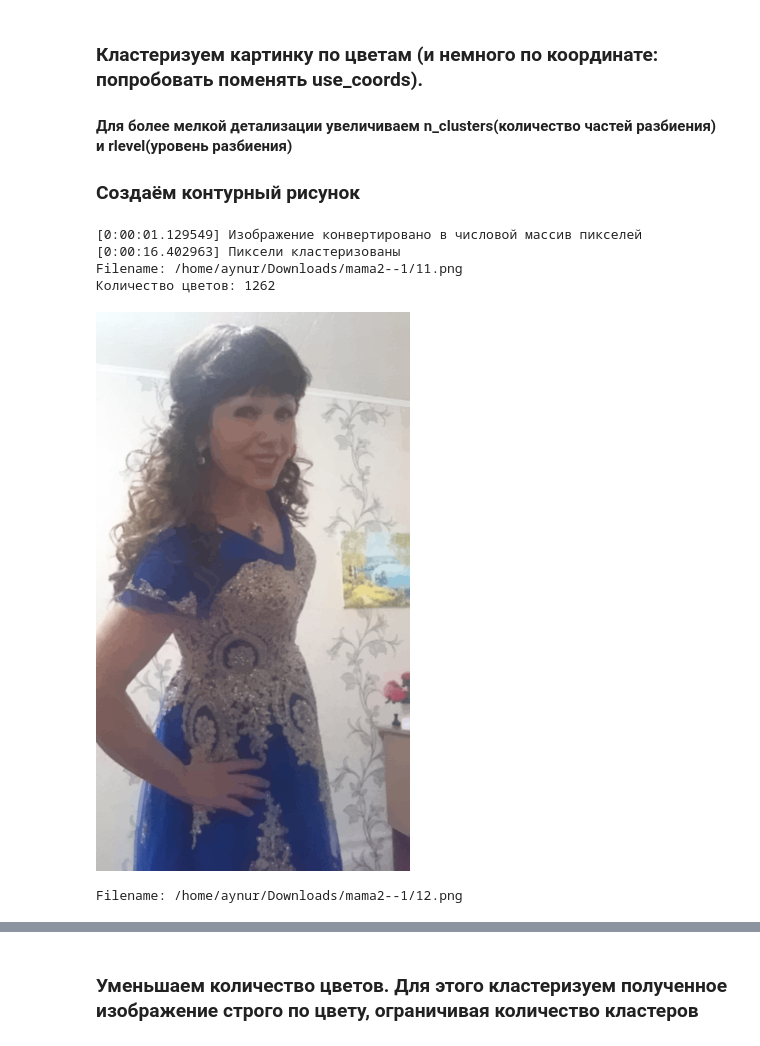
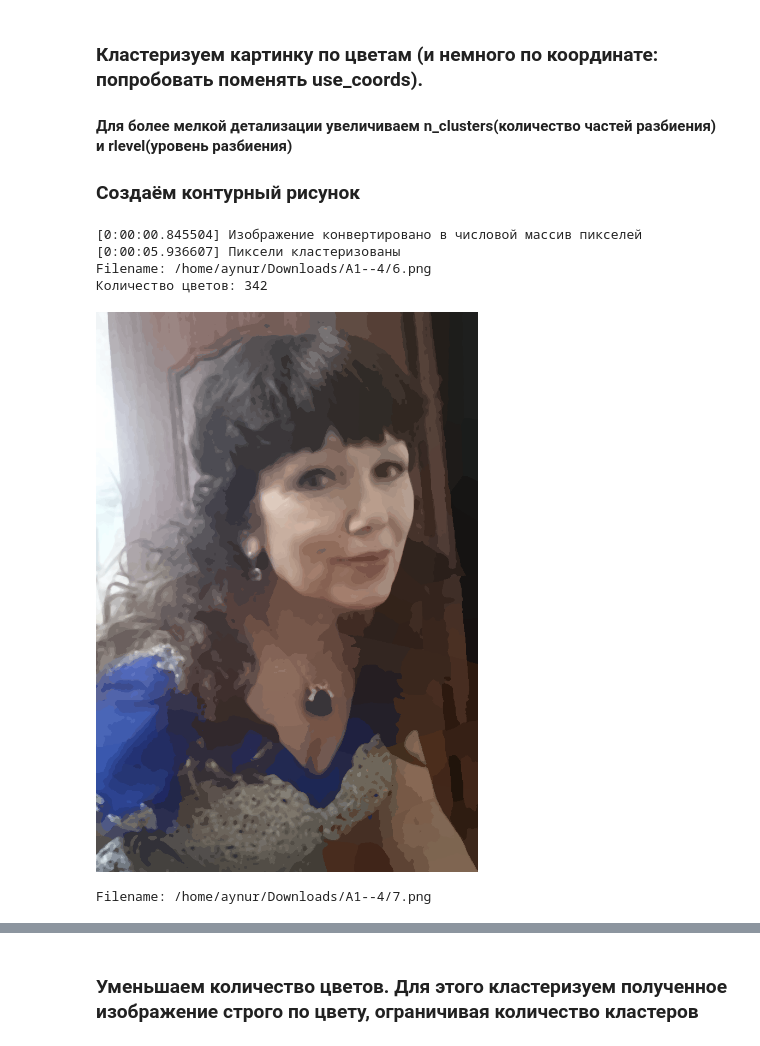
Before and after one commit to maksutovaynur/PicturesByNumber, a Jupyter notebook: КартиныПоНомерам.ipynb, the cells around one changed output, grey strips where cells are left out. Cells and saved outputs as stored; diff of their text form; code cells hidden in the pictures.

```diff
--- a/КартиныПоНомерам.ipynb
+++ b/КартиныПоНомерам.ipynb
@@ -190,7 +193,7 @@ def mark_contour(im, cont_im, grid_size=30, lim=15, font_size=10):
 # %% [markdown]
 ### Настраиваем папку и картинку, с которой будем работать (SOURCE: изменить путь на нужный)
 # %%
-SOURCE = "/home/aynur/Downloads/mama2.jpg"
+SOURCE = "/home/aynur/Downloads/A1.jpeg"
 NUM = 0
 
 BASEDIR = SOURCE.rsplit(".", 1)[0]
@@ -211,7 +214,7 @@ def fname():
 im = imopen(SOURCE)
 im = reduce_size(im, 700, 1200)
 display(im)
-im = im.filter(ImageFilter.GaussianBlur(radius=1.2))
+im = im.filter(ImageFilter.MedianFilter(size=7))
 print("Количество цветов:",  get_colormap(im).shape[0])
 im.save(fname())
 im
@@ -225,17 +228,17 @@ Filename: /home/aynur/Downloads/mama2--1/2.png
 #### Для более мелкой детализации увеличиваем n_clusters(количество частей разбиения) и rlevel(уровень разбиения)
 ### Создаём контурный рисунок
 # %%
-pic = make_pic(im, cluster=mini_kmeans_cluster(n_clusters=6, max_iter=30), rlevel=3, use_coords=0.2)
+pic = make_pic(im, cluster=mini_kmeans_cluster(n_clusters=7, max_iter=30), rlevel=2, use_coords=0.2, prefit=lambda x: x*x, prefit_rev=lambda x: np.sqrt(x))
 pic.save(fname())
 print("Количество цветов:", get_colormap(pic).shape[0])
 display(pic)
 cont_pic = get_contour(pic)
 cont_pic.save(fname())
 cont_pic
 # %% [output]
-[0:00:01.129549] Изображение конвертировано в числовой массив пикселей
-[0:00:16.402963] Пиксели кластеризованы
-Filename: /home/aynur/Downloads/mama2--1/11.png
-Количество цветов: 1262
+[0:00:00.845504] Изображение конвертировано в числовой массив пикселей
+[0:00:05.936607] Пиксели кластеризованы
+Filename: /home/aynur/Downloads/A1--4/6.png
+Количество цветов: 342
-[figure, old version]
+[figure, new version]
-Filename: /home/aynur/Downloads/mama2--1/12.png
+Filename: /home/aynur/Downloads/A1--4/7.png
```
Also changed, not shown: parts of 7 cells of this notebook.
